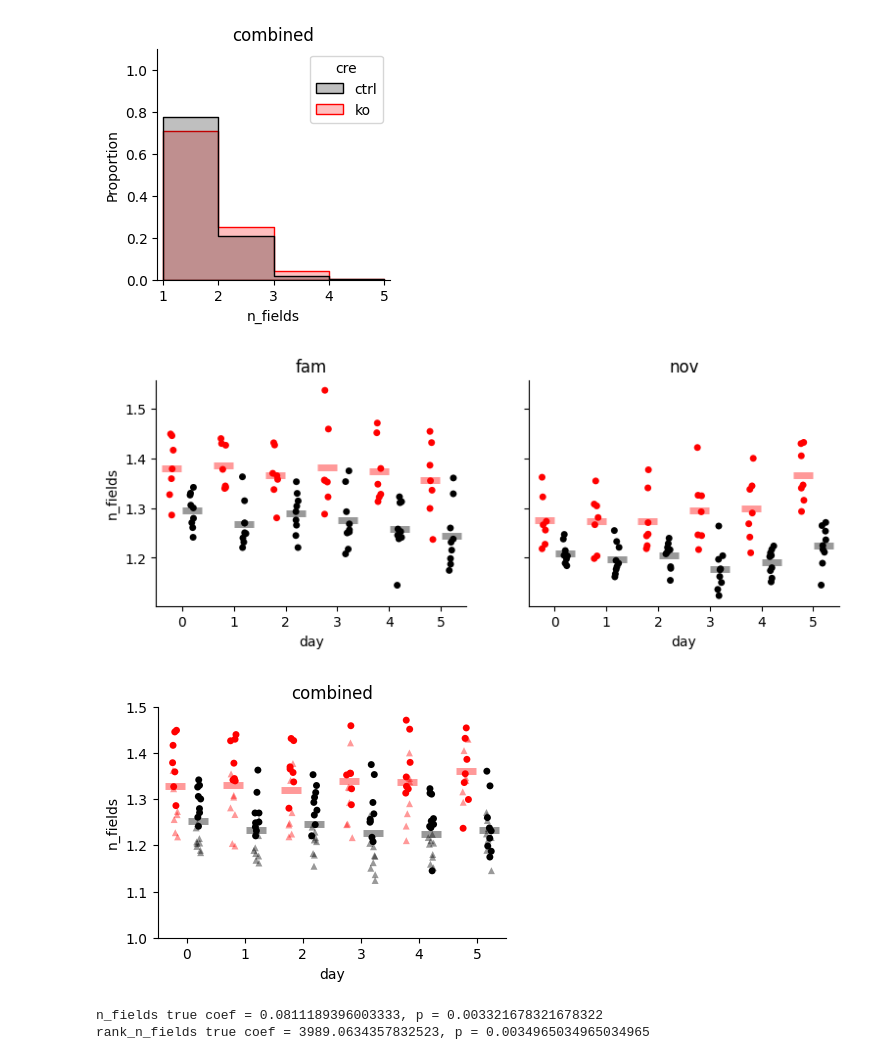
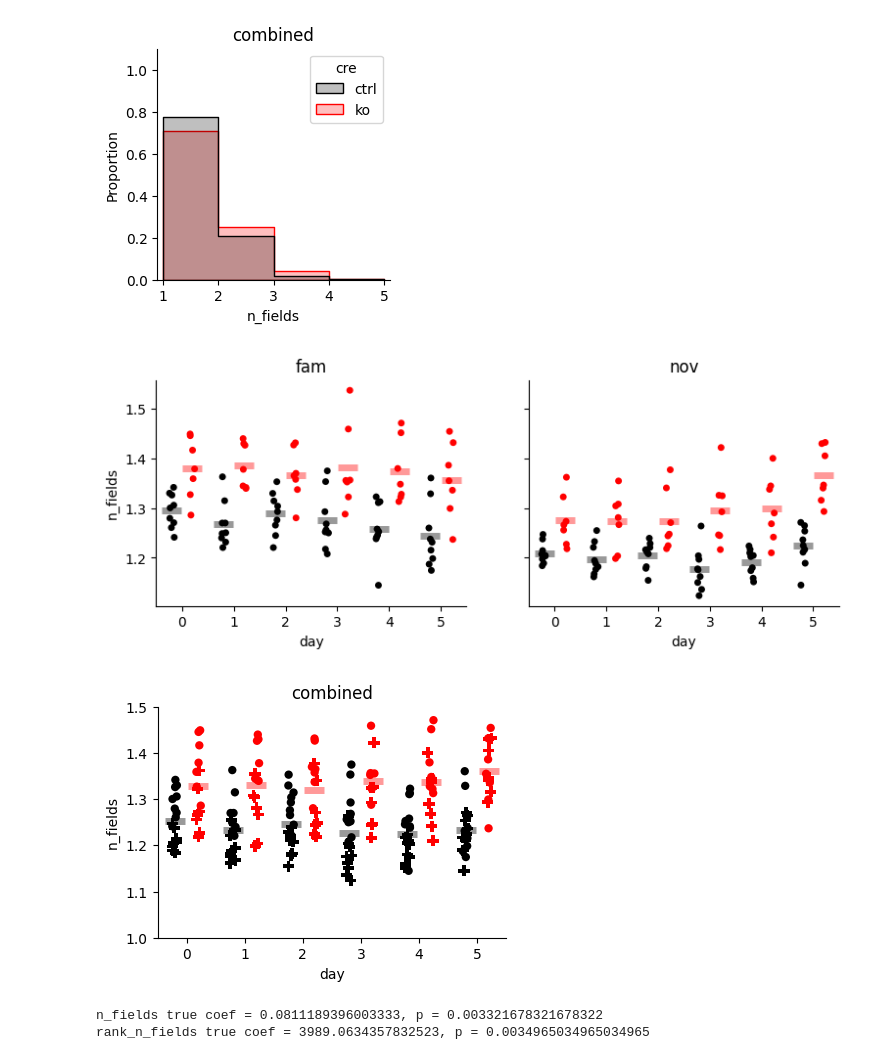
Before and after one commit to GiocomoLab/STX3KO_analyses, a Jupyter notebook: notebooks/figure3/place_field_comparisons.ipynb, the cells around one changed output. Drawn from its saved outputs; the diff is of its cells as text; code cells hidden in the pictures.

```diff
--- a/notebooks/figure3/place_field_comparisons.ipynb
+++ b/notebooks/figure3/place_field_comparisons.ipynb
@@ -106,8 +106,8 @@ for i, nov in enumerate(('fam','nov')):
                 x='day',
                 y='n_fields',
                 hue='cre',
-                hue_order=('ko', 'ctrl'),
-                palette=['red', 'black'],
+                hue_order=('ctrl', 'ko'),
+                palette=['black', 'red'],
                 dodge=True,
                 ax=ax[i],
                 legend=False)
@@ -119,9 +119,9 @@ for i, nov in enumerate(('fam','nov')):
               y='n_fields',
               errorbar=None,
               hue='cre',
-              hue_order = ['ko', 'ctrl'],
+              hue_order=('ctrl', 'ko'),
+              palette=['black', 'red'],
               dodge = .4,
-              palette = ['red','black'],
               ax=ax[i],
               linestyles="none",
               marker="_", markersize=15, markeredgewidth=5, legend=False, alpha=.4,
@@ -134,7 +134,7 @@ for a in ax.flatten():
 
 fig.savefig( figdir / 'num_fields_per_day.pdf', bbox_inches='tight')
 # %% [output]
-[figure, old version]
+[figure, new version]
 # %%
 df_mu = df.groupby(['mouse','day','cre','nov'])['n_fields'].mean().reset_index()
 df_mu.head()
@@ -143,48 +143,48 @@ sns.stripplot(data=df_mu.loc[df_mu['nov']=='fam',:],
             x='day',
             y='n_fields',
             hue='cre',
-            hue_order=('ko', 'ctrl'),
-            palette=['red', 'black'],
+            hue_order=('ctrl', 'ko'),
+            palette=['black', 'red'],
             dodge=True,
-            ax=ax,
+            ax=ax, s=6,
             legend=False)
 
 sns.stripplot(data=df_mu.loc[df_mu['nov']=='nov',:],
             x='day',
             y='n_fields',
             hue='cre',
-            hue_order=('ko', 'ctrl'),
-            palette=['red', 'black'],
-            marker='^',
-            alpha=.4,
+            hue_order=('ctrl', 'ko'),
+            palette=['black', 'red'],
+            marker='P',
+            alpha=1,
             dodge=True,
-            ax=ax,
+            ax=ax, s=8,
             legend=False)
 
 
 
 sns.pointplot(data=df_mu,
             x='day',
             y='n_fields',
             errorbar=None,
             hue='cre',
-            hue_order = ['ko', 'ctrl'],
             dodge = .4,
-            palette = ['red','black'],
+            hue_order=('ctrl', 'ko'),
+            palette=['black', 'red'],
             ax=ax,
             linestyles="none",
             marker="_", markersize=15, markeredgewidth=5, legend=False, alpha=.4,
             )
 ax.set_title('combined')
 ax.set_ylim([1,1.5])
 
 
 ax.spines['top'].set_visible(False)
 ax.spines['right'].set_visible(False)
 
 fig.savefig( figdir / 'num_fields_per_day_combined.pdf', bbox_inches='tight')
 # %% [output]
-[figure, old version]
+[figure, new version]
 # %%
 with open('/home/mplitt/shuffle_pkls/dense_n_fields_mixedlm_shuffle.pkl', 'rb') as file:
         model_shuff_results = pickle.load(file)
```
Also changed, not shown: parts of 6 cells of this notebook, 5 other files.
